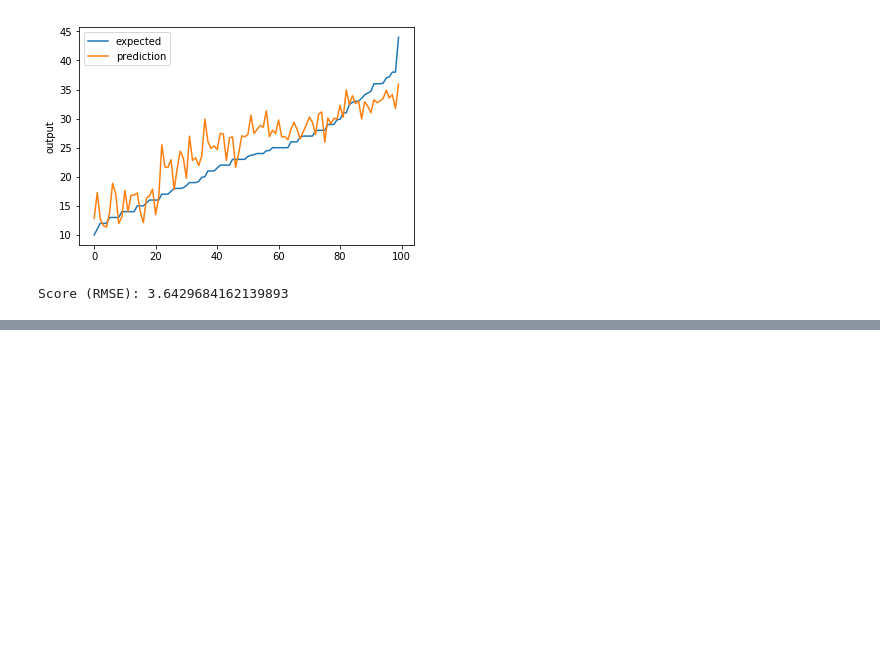
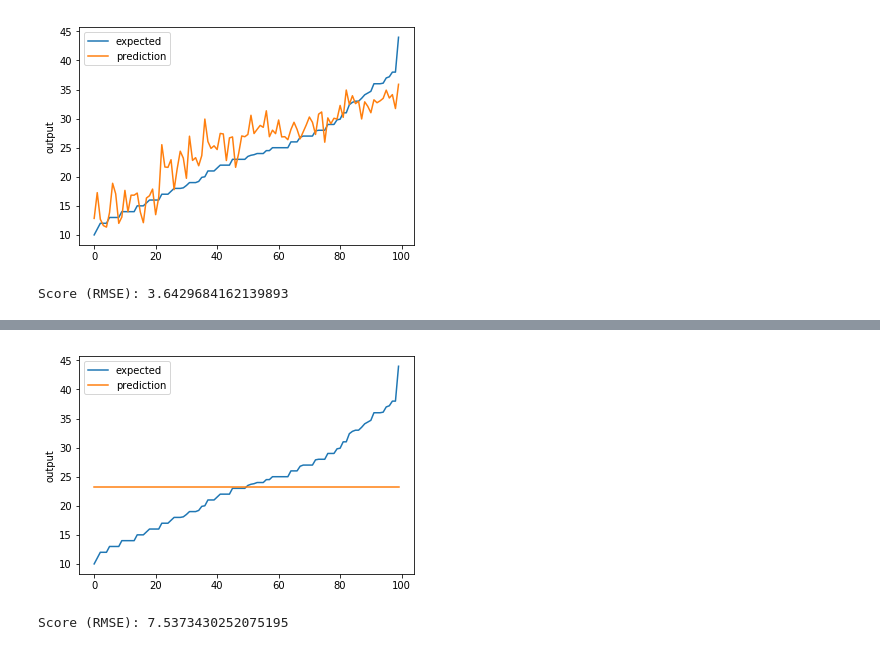
Before and after one commit to farhadsh1992/Deep-learning-tutrial, a Jupyter notebook: download/Chapter 2.1- Keras.ipynb, the cells around one changed output, grey strips where cells are left out. Saved outputs shown, nothing was run; the diff lists cells and outputs as text; code cells hidden in the pictures; blank space fills up the shorter version.

```diff
--- a/download/Chapter 2.1- Keras.ipynb
+++ b/download/Chapter 2.1- Keras.ipynb
@@ -181,0 +272,33 @@ Score (RMSE): 3.6429684162139893
+# %%
+set_verbosity(ERROR)
+#-----------------------
+sgd = SGD(lr=0.001, momentum=0.9, nesterov=True)
+
+
+model = unlinear_regression()
+
+model.compile(optimizer=sgd,
+             loss="mean_squared_error"
+             , metrics=['accuracy'])
+
+#callbacks
+time_summary = TimeSummary()
+monitor = EarlyStopping(monitor='val_process', min_delta=1e-3, patience=5, verbose=1, mode='auto')
+checkpointer = ModelCheckpoint(filepath="best_weights.hdf5", verbose=0, save_best_only=True)
+
+summary = model.fit(x_train, y_train,
+                    validation_split=0.2,
+                    callbacks=[time_summary,monitor, checkpointer],
+                    verbose=0,
+                    batch_size=2,
+                    epochs=500 )# validation_split=0.2, validation_data=(x_test,y_test),
+model.load_weights('best_weights.hdf5')
+score = model.evaluate(x_test,y_test,verbose=0)
+pred = model.predict(x_test)
+print('Test loss:', score[0])
+print('Test accuracy:', score[1])
+chart_regression(pred.flatten(),y_test)
+
+rme = np.sqrt(mean_squared_error(pred.flatten(),y_test))
+print("Score (RMSE): {}".format(rme))
+# %% [output]
@@ -181,0 +307,2 @@ Score (RMSE): 3.6429684162139893
+[figure, added]
+Score (RMSE): 7.5373430252075195
```
Also changed, not shown: parts of 9 cells of this notebook, 11 other files.
